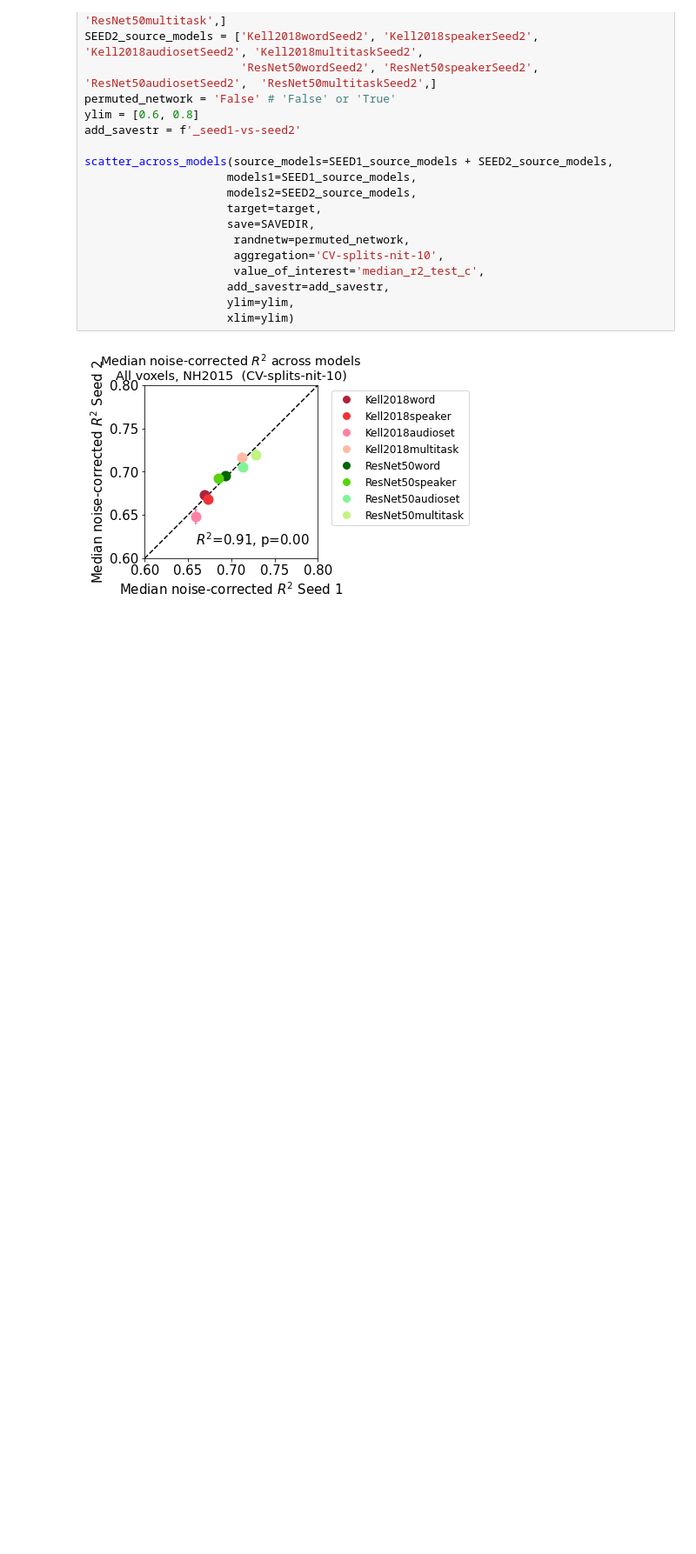
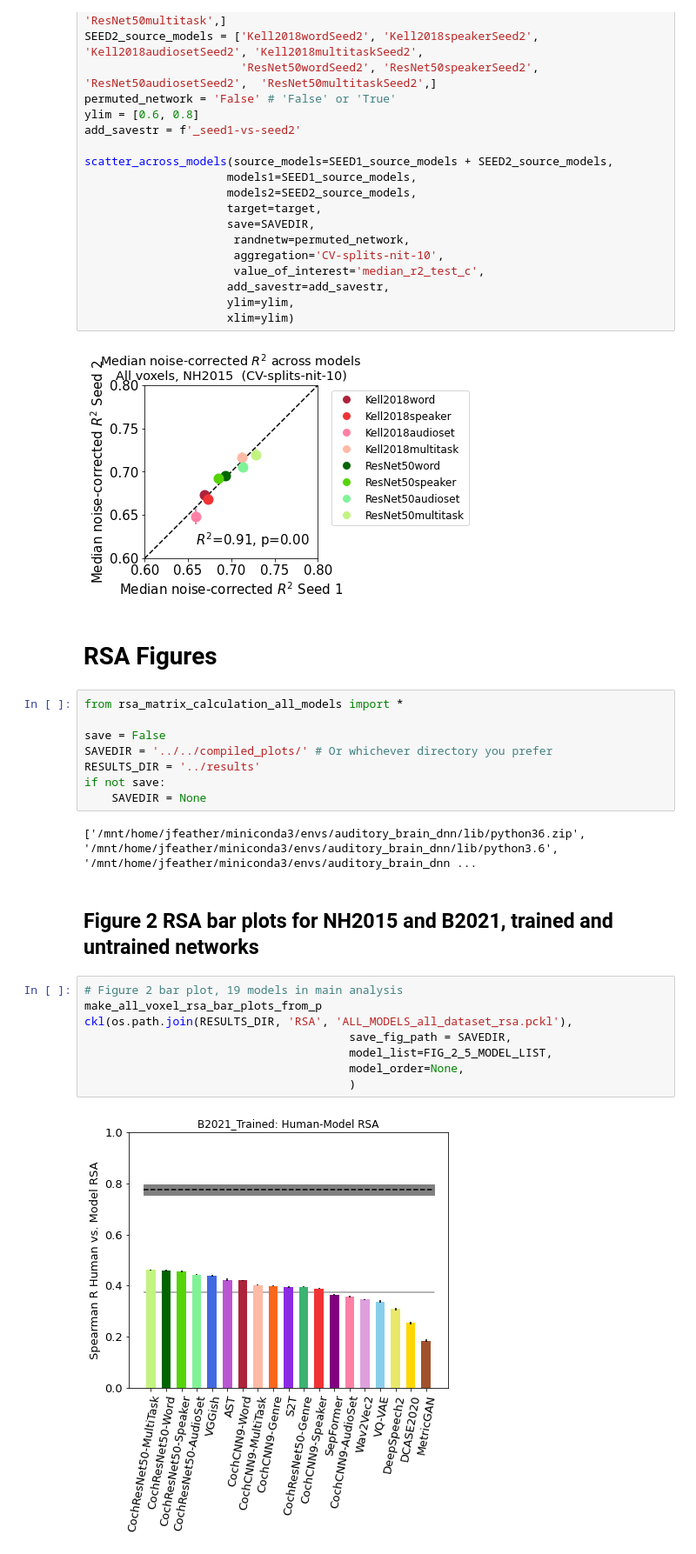
Before and after one commit to gretatuckute/auditory_brain_dnn, a Jupyter notebook: aud_dnn/analyze/generate_Figure2.ipynb, the cells around one changed output. Shown at 87% size. Drawn from its saved outputs; the diff is of its cells as text; blank space fills up the shorter version.

Commit message:
Updates for RSA plots in Figure 2

```diff
--- a/aud_dnn/analyze/generate_Figure2.ipynb
+++ b/aud_dnn/analyze/generate_Figure2.ipynb
@@ -111,3 +113,27 @@ scatter_across_models(source_models=SEED1_source_models + SEED2_source_models,
                      xlim=ylim)
 # %% [output]
 [figure]
+# %% [markdown]
+# RSA Figures
+# %%
+from rsa_matrix_calculation_all_models import *
+
+save = False
+SAVEDIR = '../../compiled_plots/' # Or whichever directory you prefer
+RESULTS_DIR = '../results'
+if not save:
+    SAVEDIR = None
+# %% [output]
+['/mnt/home/jfeather/miniconda3/envs/auditory_brain_dnn/lib/python36.zip', '/mnt/home/jfeather/miniconda3/envs/auditory_brain_dnn/lib/python3.6', '/mnt/home/jfeather/miniconda3/envs/auditory_brain_dnn ...
+# %% [markdown]
+## Figure 2 RSA bar plots for NH2015 and B2021, trained and untrained networks
+# %%
+# Figure 2 bar plot, 19 models in main analysis
+make_all_voxel_rsa_bar_plots_from_p
+ckl(os.path.join(RESULTS_DIR, 'RSA', 'ALL_MODELS_all_dataset_rsa.pckl'),
+                                       save_fig_path = SAVEDIR,
+                                       model_list=FIG_2_5_MODEL_LIST,
+                                       model_order=None,
+                                       )
+# %% [output]
+[figure, added]
```
Also changed, not shown: parts of 6 cells of this notebook, 1 other file.
